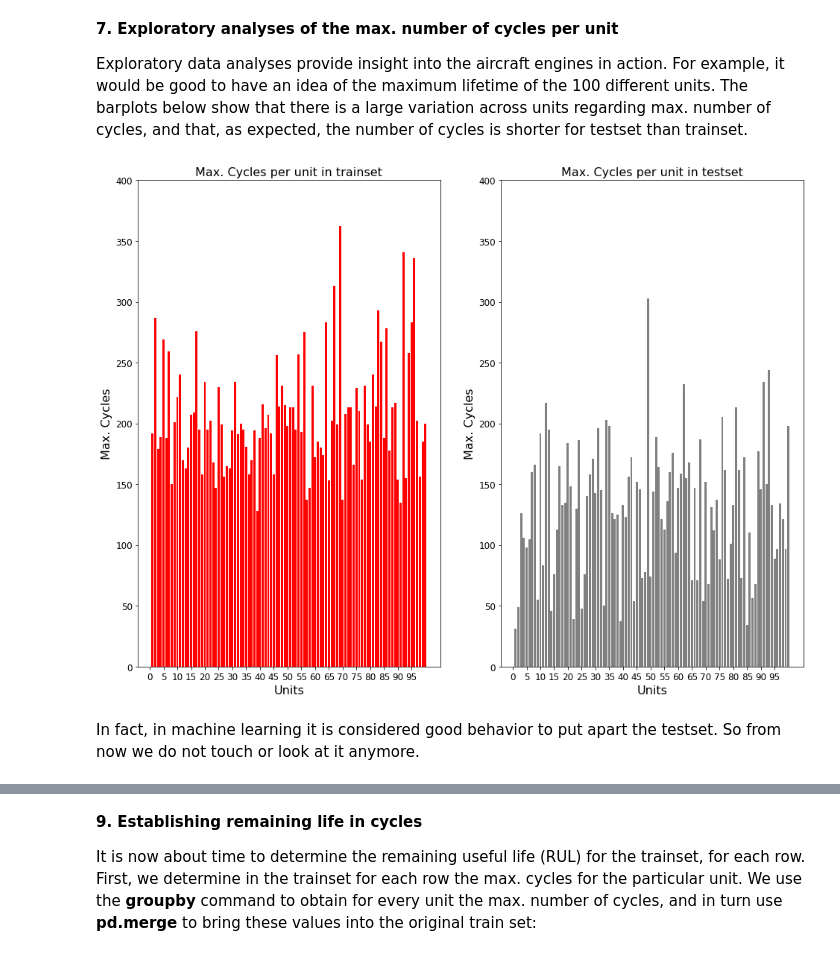
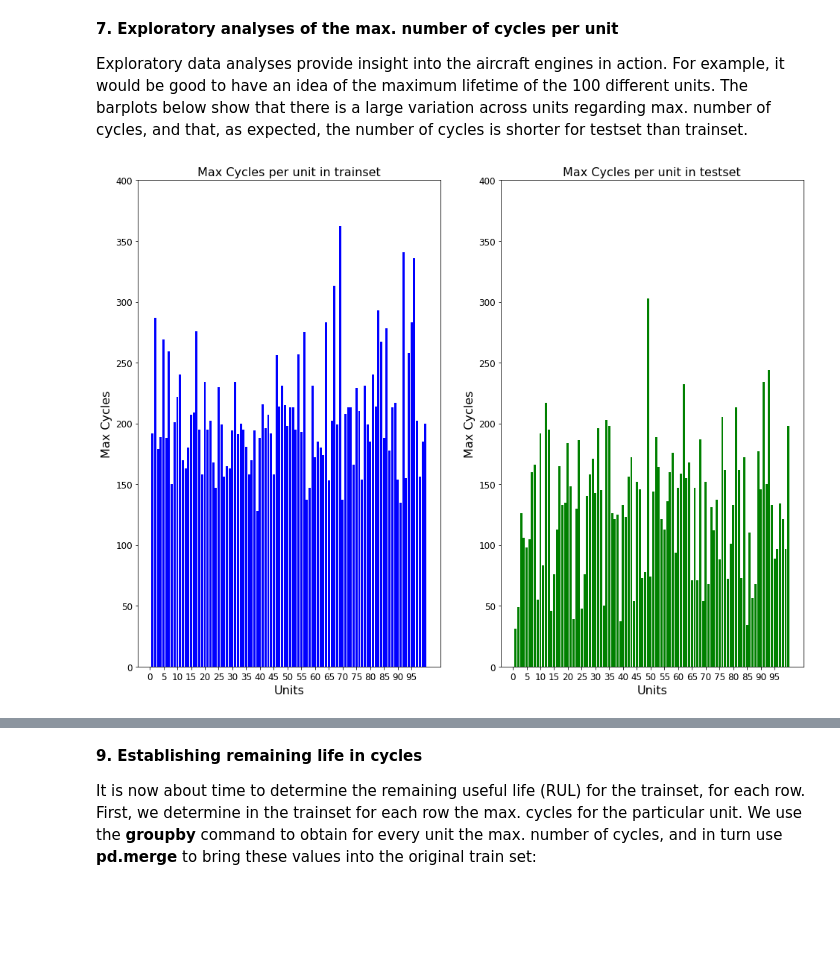
Before and after one commit to caglarmert/RUL, a Jupyter notebook: RUL_Prediction.ipynb, the cells around one changed output, grey strips where cells are left out. Saved outputs shown, nothing was run; the diff lists cells and outputs as text; code cells hidden in the pictures; blank space fills up the shorter version.

```diff
--- a/RUL_Prediction.ipynb
+++ b/RUL_Prediction.ipynb
@@ -156,24 +114,22 @@ cyclestest = test.groupby('unit', as_index=False)['cycles'].max()
 # %%
 fig = plt.figure(figsize = (16,12))
 fig.add_subplot(1,2,1)
 bar_labels = list(cyclestrain['unit'])
-bars = plt.bar(list(cyclestrain['unit']), cyclestrain['cycles'], color='red')
+bars = plt.bar(list(cyclestrain['unit']), cyclestrain['cycles'], color='Blue')
 plt.ylim([0, 400])
 plt.xlabel('Units', fontsize=16)
-plt.ylabel('Max. Cycles', fontsize=16)
-plt.title('Max. Cycles per unit in trainset', fontsize=16)
+plt.ylabel('Max Cycles', fontsize=16)
+plt.title('Max Cycles per unit in trainset', fontsize=16)
 plt.xticks(np.arange(min(bar_labels)-1, max(bar_labels)-1, 5.0), fontsize=12)
 plt.yticks(fontsize=12)
 fig.add_subplot(1,2,2)
-bars = plt.bar(list(cyclestest['unit']), cyclestest['cycles'], color='grey')
+bars = plt.bar(list(cyclestest['unit']), cyclestest['cycles'], color='green')
 plt.ylim([0, 400])
 plt.xlabel('Units', fontsize=16)
-plt.ylabel('Max. Cycles', fontsize=16)
-plt.title('Max. Cycles per unit in testset', fontsize=16)
+plt.ylabel('Max Cycles', fontsize=16)
+plt.title('Max Cycles per unit in testset', fontsize=16)
 plt.xticks(np.arange(min(bar_labels)-1, max(bar_labels)-1, 5.0), fontsize=12)
 plt.yticks(fontsize=12)
 plt.show()
 # %% [output]
-[figure, old version]
+[figure, new version]
-# %% [markdown]
-In fact, in machine learning it is considered good behavior to put apart the testset. So from now we do not touch or look at it anymore.
```
Also changed, not shown: parts of 117 cells of this notebook.
